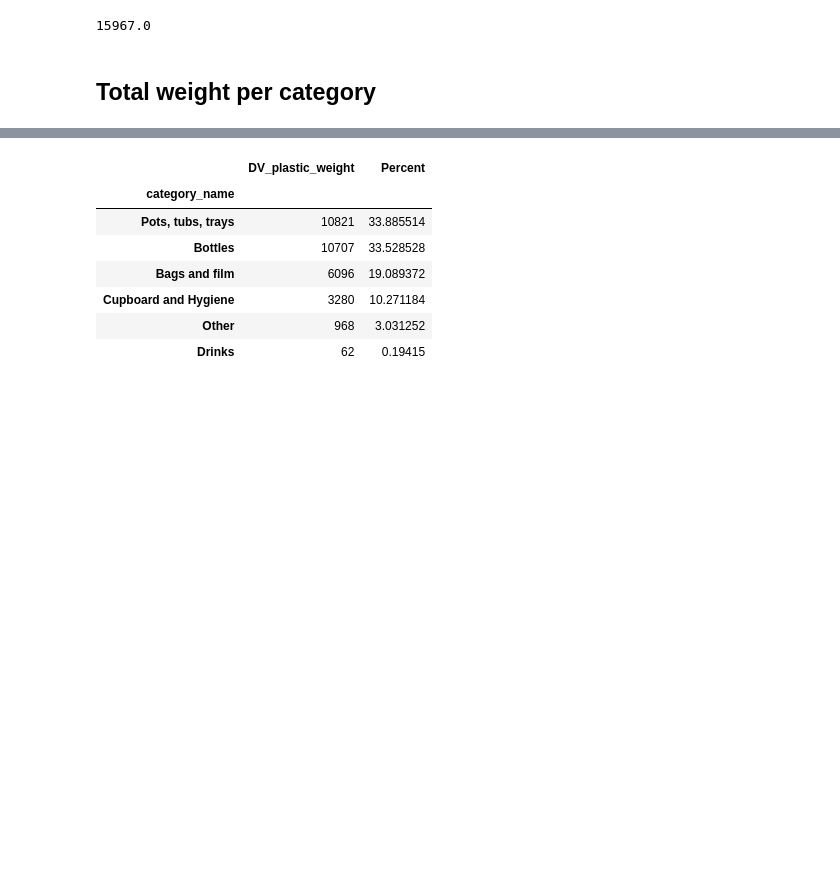
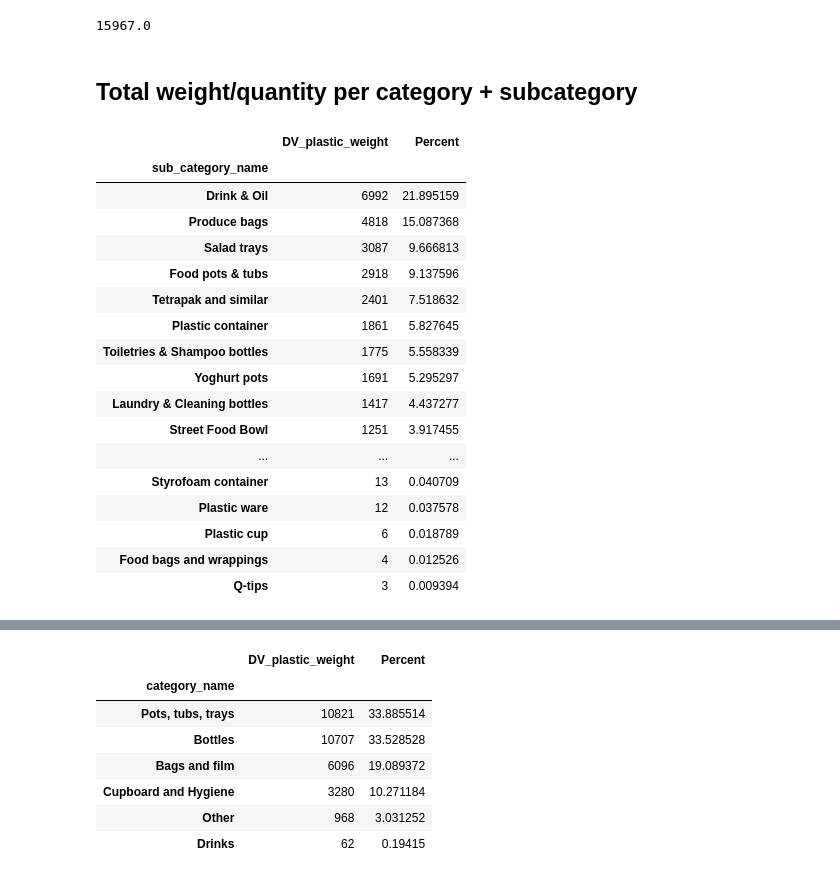
Before and after one commit to Lisa-Ho/plastic-diary, a Jupyter notebook: notebooks/02_10_charts.ipynb, the cells around one changed output, grey strips where cells are left out. Saved outputs shown, nothing was run; the diff lists cells and outputs as text; code cells hidden in the pictures; blank space fills up the shorter version.

```diff
--- a/notebooks/02_10_charts.ipynb
+++ b/notebooks/02_10_charts.ipynb
@@ -90,4 +76,28 @@ df["DV_plastic_weight"].sum()/2
 # %% [output]
 15967.0
 # %% [markdown]
-## Total weight per category
+## Total weight/quantity per category + subcategory
+# %%
+pivot = df.groupby("sub_category_name")["DV_plastic_weight"].sum().to_frame()
+pivot = pivot.sort_values(by="DV_plastic_weight", ascending=False)
+pivot["Percent"] = pivot["DV_plastic_weight"]/ (pivot["DV_plastic_weight"].sum()) *100
+pivot
+# %% [output]
+|  | DV_plastic_weight | Percent |
+| sub_category_name |  |  |
+| Drink & Oil | 6992 | 21.895159 |
+| Produce bags | 4818 | 15.087368 |
+| Salad trays | 3087 | 9.666813 |
+| Food pots & tubs | 2918 | 9.137596 |
+| Tetrapak and similar | 2401 | 7.518632 |
+| Plastic container | 1861 | 5.827645 |
+| Toiletries & Shampoo bottles | 1775 | 5.558339 |
+| Yoghurt pots | 1691 | 5.295297 |
+| Laundry & Cleaning bottles | 1417 | 4.437277 |
+| Street Food Bowl | 1251 | 3.917455 |
+| ... | ... | ... |
+| Styrofoam container | 13 | 0.040709 |
+| Plastic ware | 12 | 0.037578 |
+| Plastic cup | 6 | 0.018789 |
+| Food bags and wrappings | 4 | 0.012526 |
+| Q-tips | 3 | 0.009394 |
```
Also changed, not shown: parts of 8 cells of this notebook.
